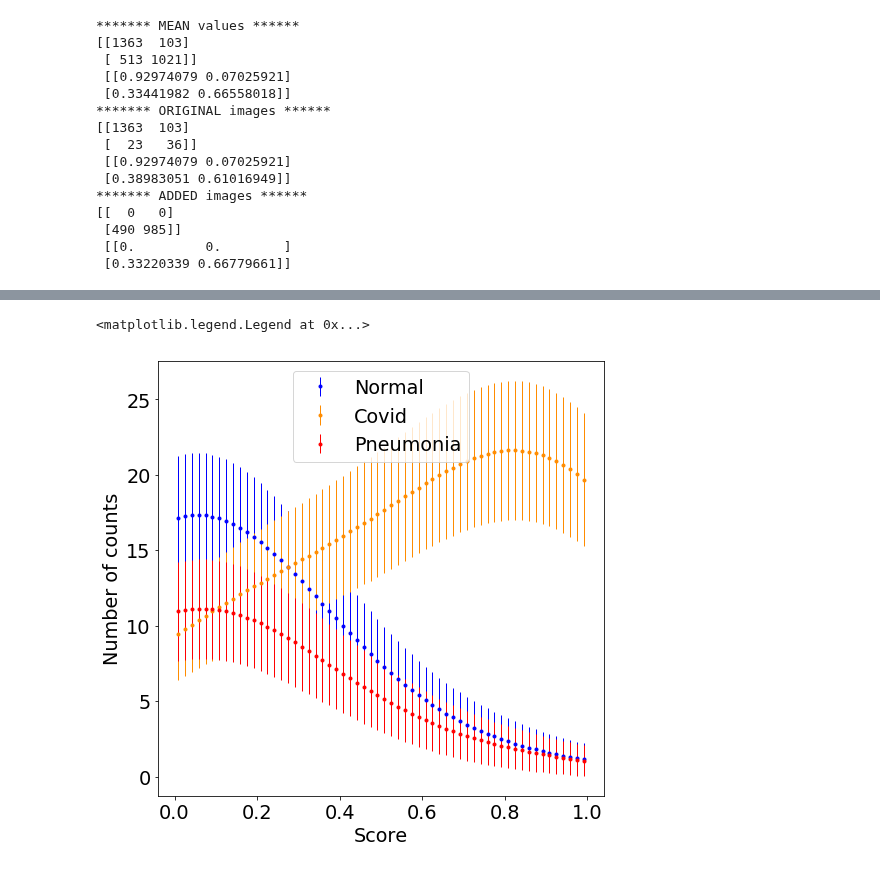
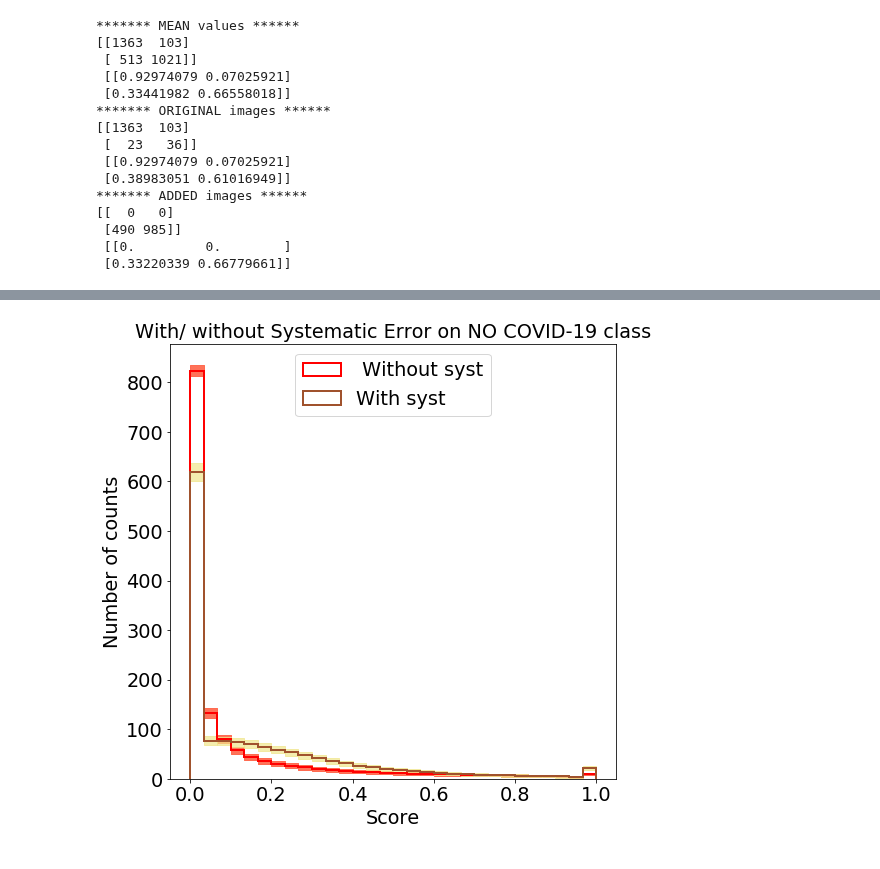
Before and after one commit to TsspGit/CodVid19_CIEMAT, a Jupyter notebook: Exploring_Uncertainty.ipynb, the cells around one changed output, grey strips where cells are left out. Saved outputs shown, nothing was run; the diff lists cells and outputs as text; code cells hidden in the pictures.

```diff
--- a/Exploring_Uncertainty.ipynb
+++ b/Exploring_Uncertainty.ipynb
@@ -284,16 +315,17 @@ plt.fill_between(nbins, dic_counts_2[1]-dic_variance_2[1], dic_counts_2[1]+dic_v
-# %%
-import matplotlib.pyplot as plt
-fig,ax = plt.subplots(nrows=1,ncols=1,figsize=(8,8))# 6,6
-
-plt.style.use('seaborn-deep')
-plt.errorbar(bins, dic_counts_3[0] ,fmt=" ",marker='.', yerr=dic_variance_3[0],lw=1, color="blue",label ="Normal")
-plt.errorbar(bins, dic_counts_3[1] ,fmt=" ",marker='.', yerr=dic_variance_3[1],lw=1, color="darkorange",label ="Covid")
-plt.errorbar(bins, dic_counts_3[2] ,fmt=" ",marker='.', yerr=dic_variance_3[2],lw=1, color="red",label ="Pneumonia")
-#plt.hist(Mean[(diseaseID_test==2)],50,histtype='step',color='blue',lw=2,label= "No covid" )
-plt.ylabel('Number of counts')
-plt.xlabel('Score')
-plt.legend(loc="upper center")
-#plt.savefig(filename)
-# %% [output]
-<matplotlib.legend.Legend at 0x...>
-[figure, removed]
+# %%
+fig,ax = plt.subplots(nrows=1,ncols=1,figsize=(8,8))#,6
+plt.style.use('seaborn-deep')
+nbins = 30
+bins = np.linspace(0,1,nbins+1)
+lw = 2
+hist_with_unce (bins,dic_counts_2[0], dic_variance_2[0], "red", "tomato",alpha=0.9 ,label = " Without syst", histtype = "step")#plt.fill_between(g[0:nbins], counts_back-(variance_back)**0.5, counts_back+(variance_back)**0.5,color='0.75')
+hist_with_unce (bins,dic_counts_2_e[0], dic_variance_2_e[0], "sienna", "khaki",alpha=0.7 ,label = "With syst", histtype = "step")#plt.fill_between(g[0:nbins], counts_back-(variance_back)**0.5, counts_back+(variance_back)**0.5,color='0.75')
+
+plt.title("With/ without Systematic Error on NO COVID-19 class")
+plt.ylabel('Number of counts')
+plt.xlabel('Score')
+plt.legend(loc="upper center")
+plt.savefig("histo_nocovid_com.eps")
+plt.show()
+# %% [output]
+[figure, added]
```
Also changed, not shown: parts of 28 cells of this notebook.
